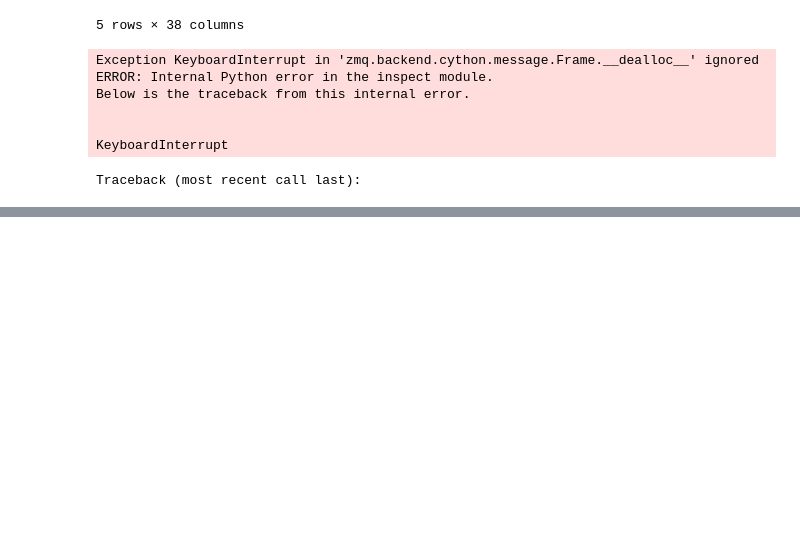
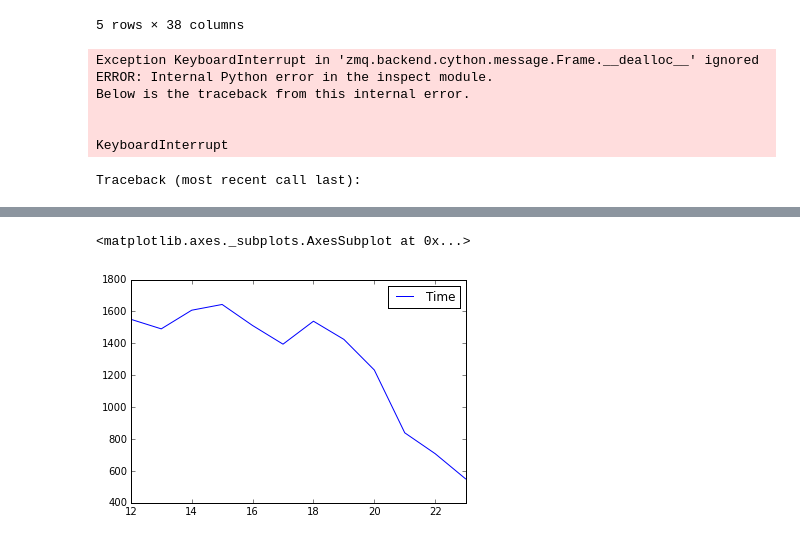
Before and after one commit to mdalila/challenge, a Jupyter notebook: Amadeus.ipynb, the cells around one changed output, grey strips where cells are left out. Saved outputs shown, nothing was run; the diff lists cells and outputs as text; code cells hidden in the pictures; blank space fills up the shorter version.

```diff
--- a/Amadeus.ipynb
+++ b/Amadeus.ipynb
@@ -63,0 +145,3 @@ Name: pax, dtype: int64
+# %%
+# For quick tests, the whole data later
+searches = pd.read_csv(path2, header=0, delimiter = '^', nrows=1000000)
@@ -63,0 +158,3 @@ Name: pax, dtype: int64
+# %%
+# Dataframe with only the info we're interested in, so that the processes are faster
+searches_spain = searches[(searches['Destination']=='MAD') | (searches['Destination']=='AGP') | (searches['Destination']=='BCN')]
@@ -63,0 +173,2 @@ Name: pax, dtype: int64
+# %%
+searches_spain.loc['month'] = searches_spain.Date.str[5:7]
@@ -63,0 +192,2 @@ Name: pax, dtype: int64
+# %%
+searches_agg = searches_spain.groupby(['Destination', 'month']).agg(np.size).reset_index()[['Destination', 'month', 'Time']]
@@ -63,0 +214,5 @@ Name: pax, dtype: int64
+# %%
+searches_agg[searches_agg['Destination']=='BCN'].plot()
+# %% [output]
+<matplotlib.axes._subplots.AxesSubplot at 0x...>
+[figure, added]
```
Also changed, not shown: parts of 25 cells of this notebook.
